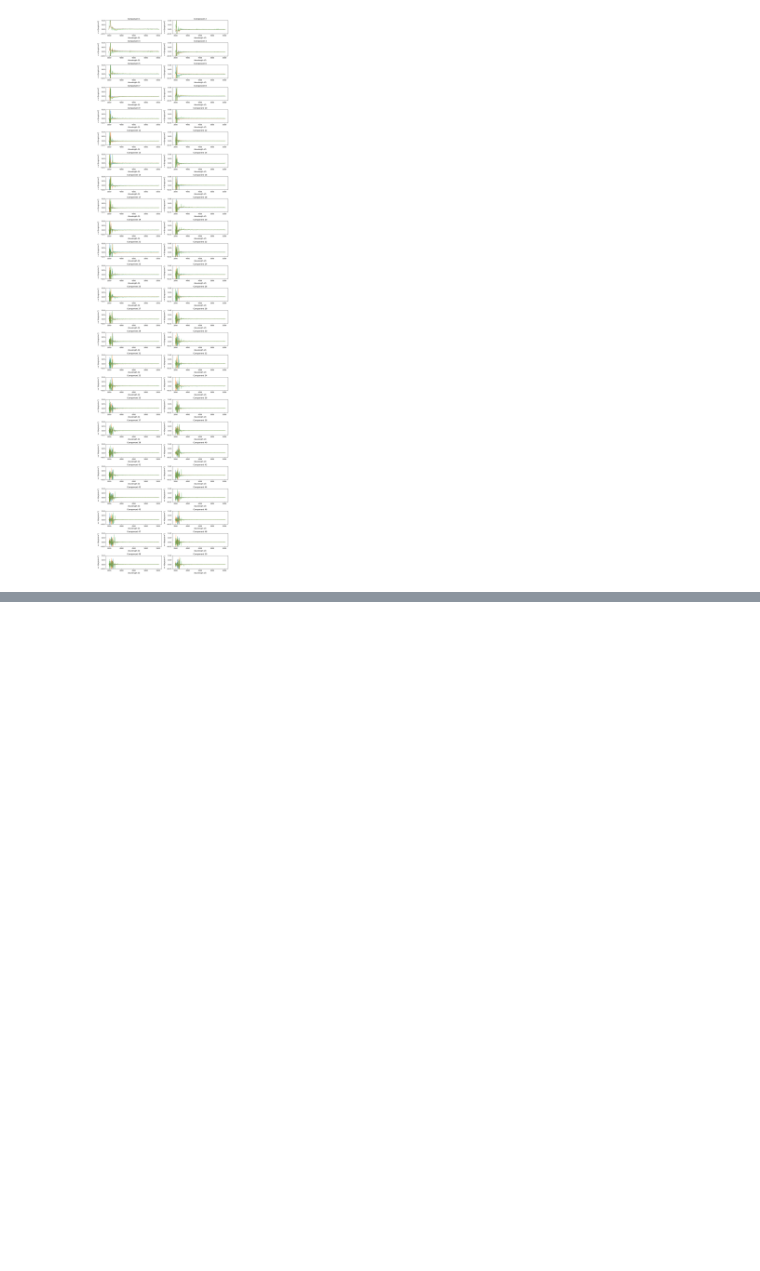
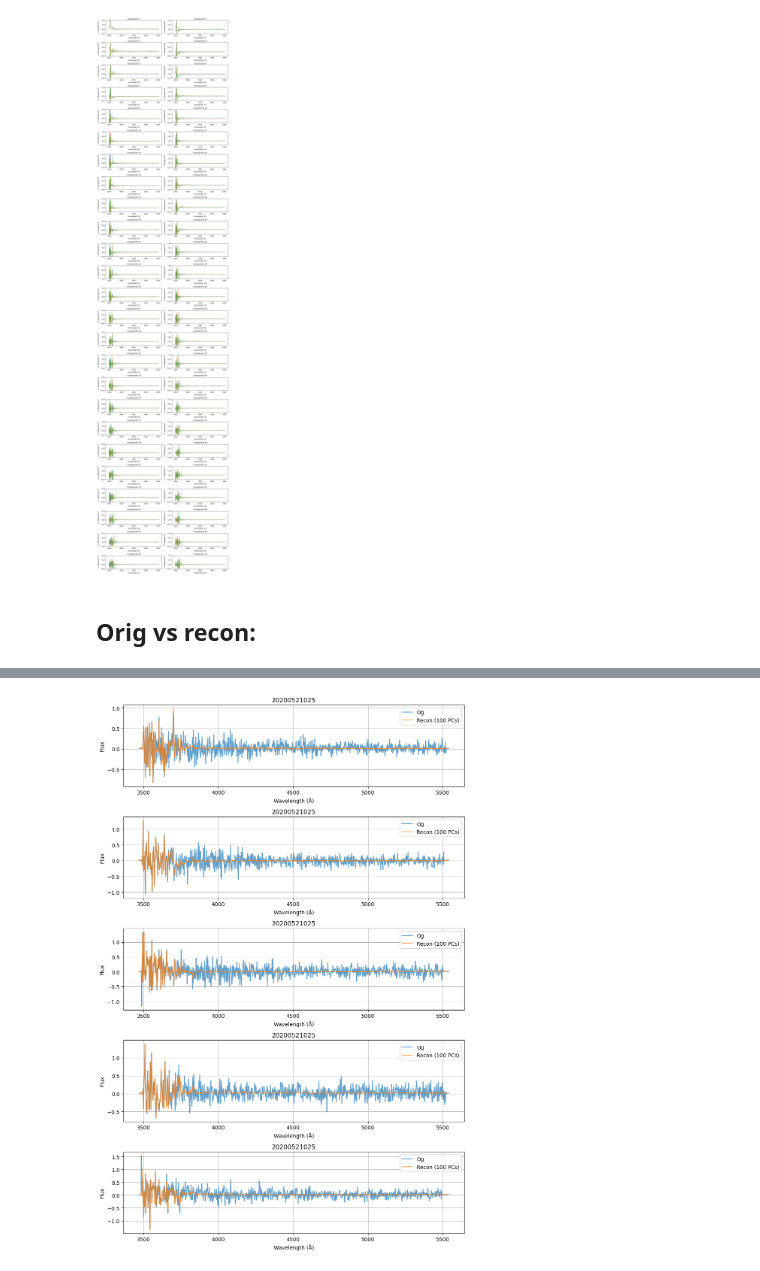
Before and after one commit to qezlou/hetdex_res, a Jupyter notebook: notebooks/cov_pca.ipynb, the cells around one changed output, grey strips where cells are left out. Saved outputs shown, nothing was run; the diff lists cells and outputs as text; code cells hidden in the pictures; blank space fills up the shorter version.

Commit message:
plots og-vs-recon

```diff
--- a/notebooks/cov_pca.ipynb
+++ b/notebooks/cov_pca.ipynb
@@ -12,3 +12,20 @@ plot_pca.individual_eigenspectrum()
 plot.PCA | 09/17/2025 03:15:08 PM | INFO  |  Loaded PCA results for 2774 shots.
 [figure]
 [figure]
+# %% [markdown]
+## Orig vs recon:
+# %%
+import importlib
+from het_cov import plot
+importlib.reload(plot)
+%matplotlib inline
+import matplotlib.pyplot as plt
+from IPython.display import display
+
+
+data_dir = '/home/jovyan/work/hetdex/data'
+
+plot_pca = plot.PCA(data_dir=data_dir)
+fig = plot_pca.orig_vs_recon(shotid=plot_pca.shotids[-1], n_components=100)
+display(fig)
+# %% [output]
@@ -14,0 +39 @@ plot.PCA | 09/17/2025 03:15:08 PM | INFO  |  Loaded PCA results for 2774 shots.
+[figure, added]
```
Also changed, not shown: parts of 1 cell of this notebook, 1 other file.
